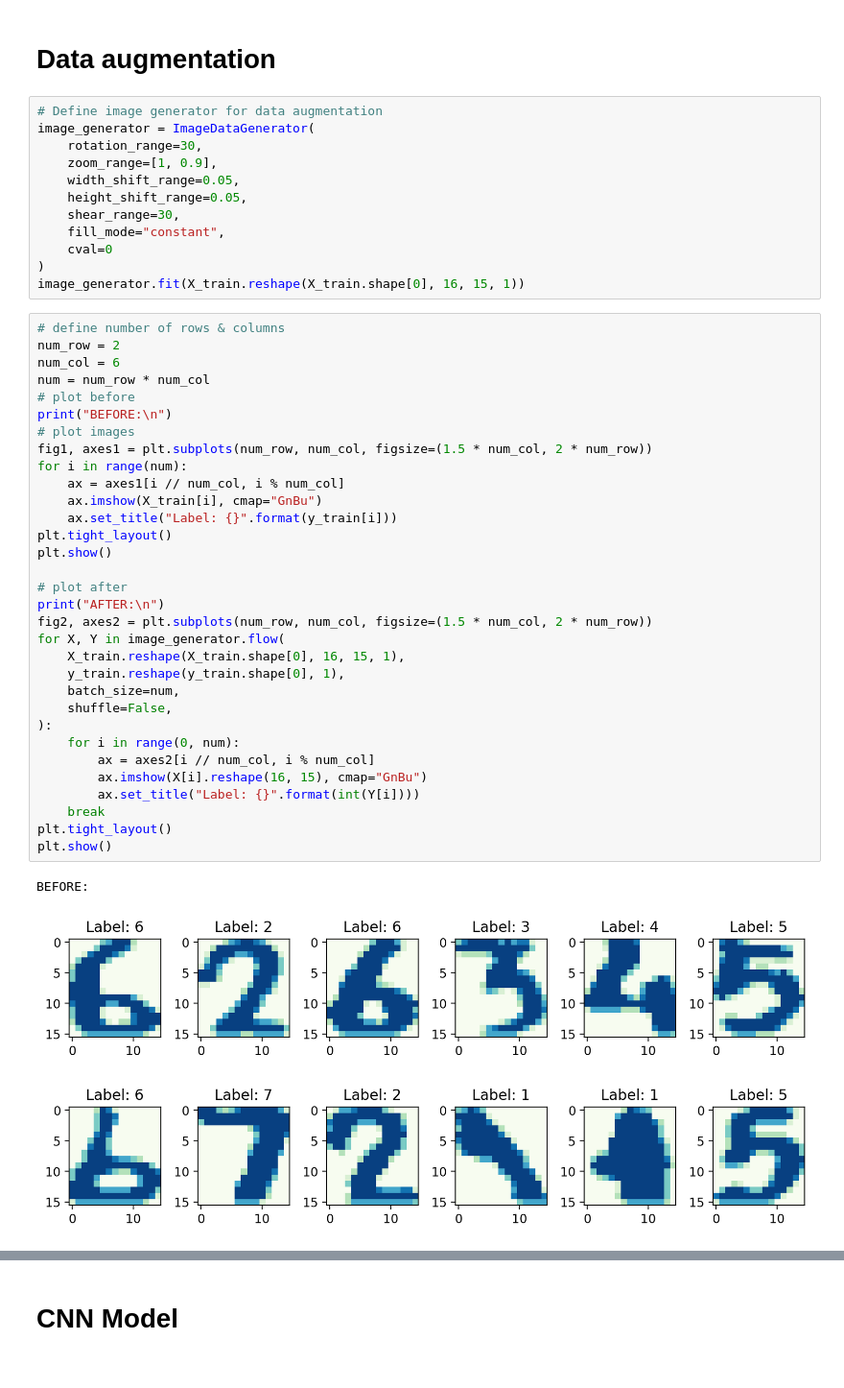
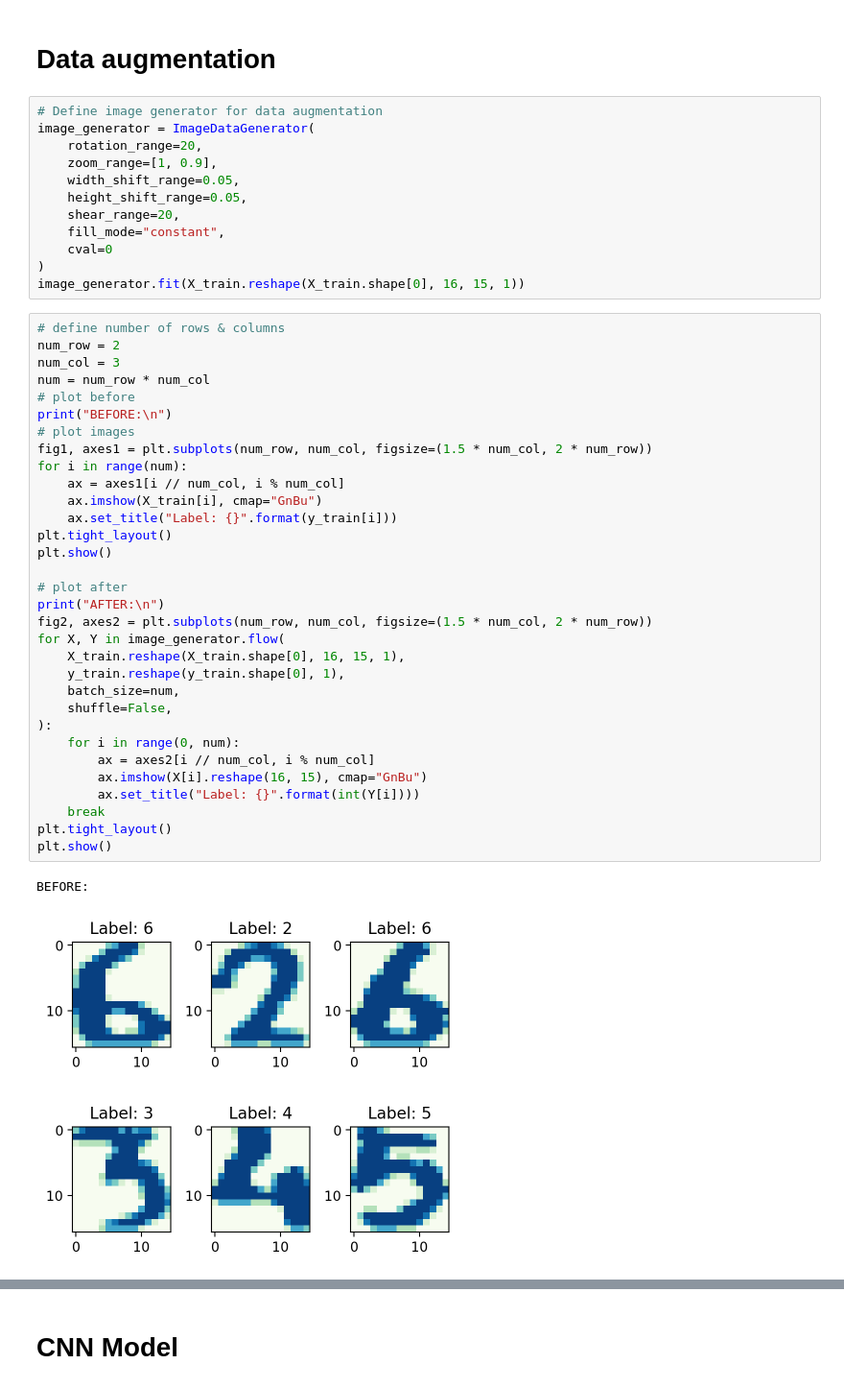
Before and after one commit to oyjuffer/FER-CNN, a Jupyter notebook: CNN.ipynb, the cells around one changed output, grey strips where cells are left out. Shown at 96% size. Saved outputs shown, nothing was run; the diff lists cells and outputs as text.

```diff
--- a/CNN.ipynb
+++ b/CNN.ipynb
@@ -64,11 +64,11 @@ X_train, X_test, y_train, y_test = train_test_split(features, labels, test_size=
 # %%
 # Define image generator for data augmentation
 image_generator = ImageDataGenerator(
-    rotation_range=30,
+    rotation_range=20,
     zoom_range=[1, 0.9],
     width_shift_range=0.05,
     height_shift_range=0.05,
-    shear_range=30,
+    shear_range=20,
     fill_mode="constant",
     cval=0
 )
@@ -76,36 +76,36 @@ image_generator.fit(X_train.reshape(X_train.shape[0], 16, 15, 1))
 # %%
 # define number of rows & columns
 num_row = 2
-num_col = 6
+num_col = 3
 num = num_row * num_col
 # plot before
 print("BEFORE:\n")
 # plot images
 fig1, axes1 = plt.subplots(num_row, num_col, figsize=(1.5 * num_col, 2 * num_row))
 for i in range(num):
     ax = axes1[i // num_col, i % num_col]
     ax.imshow(X_train[i], cmap="GnBu")
     ax.set_title("Label: {}".format(y_train[i]))
 plt.tight_layout()
 plt.show()
 
 # plot after
 print("AFTER:\n")
 fig2, axes2 = plt.subplots(num_row, num_col, figsize=(1.5 * num_col, 2 * num_row))
 for X, Y in image_generator.flow(
     X_train.reshape(X_train.shape[0], 16, 15, 1),
     y_train.reshape(y_train.shape[0], 1),
     batch_size=num,
     shuffle=False,
 ):
     for i in range(0, num):
         ax = axes2[i // num_col, i % num_col]
         ax.imshow(X[i].reshape(16, 15), cmap="GnBu")
         ax.set_title("Label: {}".format(int(Y[i])))
     break
 plt.tight_layout()
 plt.show()
 # %% [output]
 BEFORE:
-[figure, old version]
+[figure, new version]
 AFTER:
```
Also changed, not shown: parts of 12 cells of this notebook, 2 other files.
